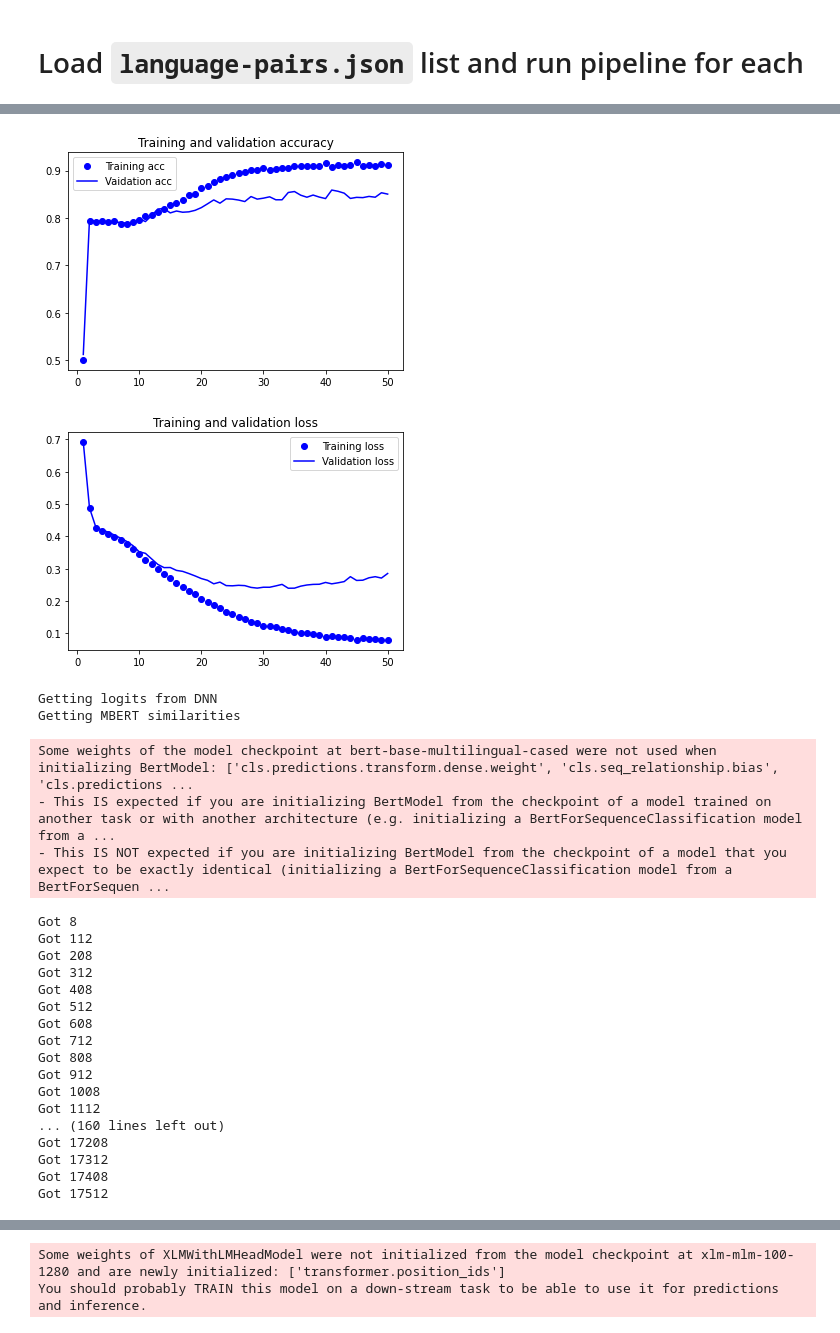
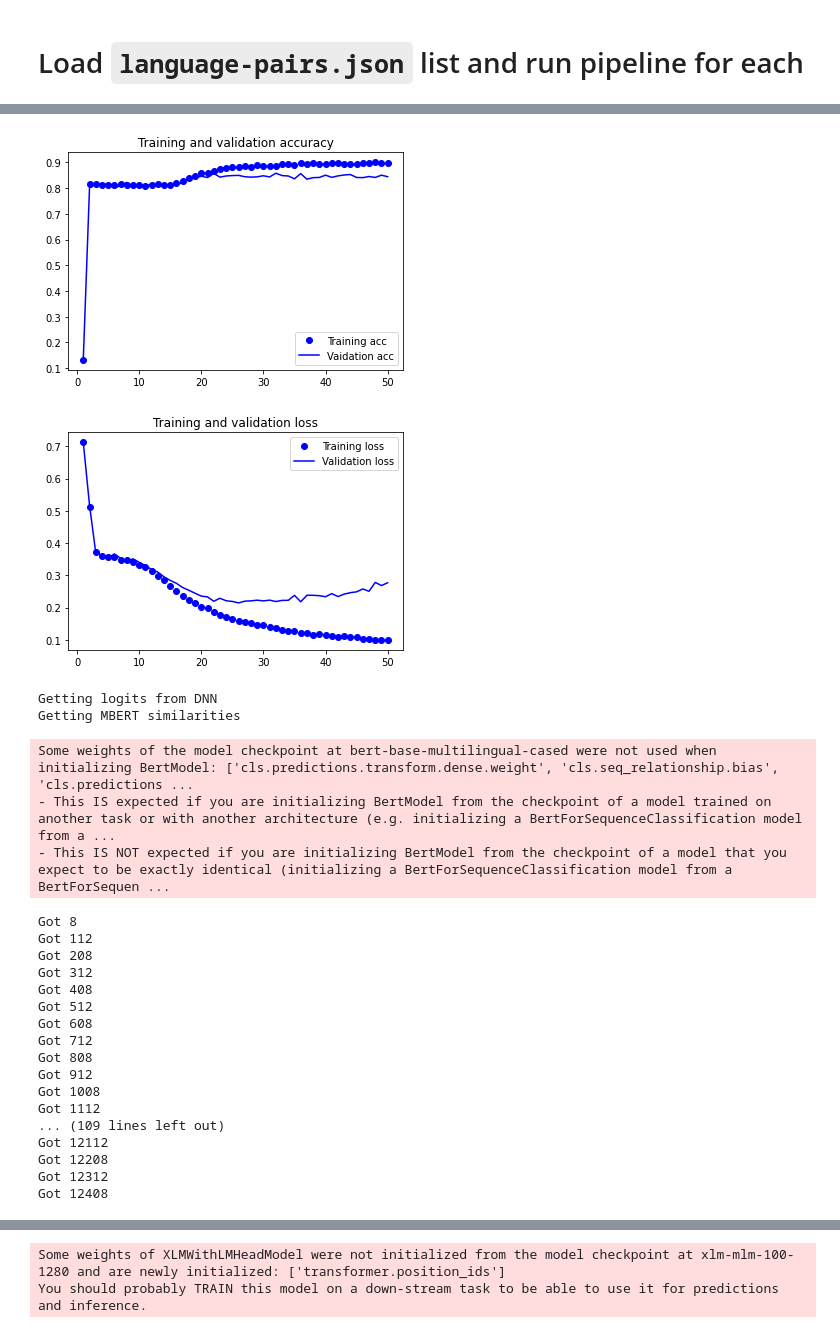
Before and after one commit to csu-signal/loan-word-detection, a Jupyter notebook: TorchClassifier_Panphon_features/get-logits-cos_sims.ipynb, the cells around one changed output, grey strips where cells are left out. Saved outputs shown, nothing was run; the diff lists cells and outputs as text; code cells hidden in the pictures.

```diff
--- a/TorchClassifier_Panphon_features/get-logits-cos_sims.ipynb
+++ b/TorchClassifier_Panphon_features/get-logits-cos_sims.ipynb
@@ -361,9 +361,11 @@ for pair in pairs:
 
     # get and pad PanPhon features for alldata split
     get_panphon_features(train_alldata, test_alldata)
-    train_alldata_maxlen = (np.max(train_alldata['features_loan'].str.len()),\
-                               np.max(train_alldata['features_orig'].str.len()))
-    pad_panphon_features(train_alldata, test_alldata, train_alldata_maxlen)
+    alldata_maxlen = (max(np.max(train_alldata['features_loan'].str.len()),\
+                          np.max(test_alldata['features_loan'].str.len())),\
+                      max(np.max(train_alldata['features_orig'].str.len()),\
+                          np.max(test_alldata['features_orig'].str.len())))
+    pad_panphon_features(train_alldata, test_alldata, alldata_maxlen)
 
     # add target labels
     Y_train, Y_test = add_target_labels(train_alldata, test_alldata)
@@ -392,10 +394,10 @@ for pair in pairs:
 
     # get and pad PanPhon features for realdist and balanced splits
     get_panphon_features(train_realdist,test_realdist)
-    pad_panphon_features(train_realdist,test_realdist,train_alldata_maxlen)
+    pad_panphon_features(train_realdist,test_realdist,alldata_maxlen)
 
     get_panphon_features(train_balanced,test_balanced)
-    pad_panphon_features(train_balanced,test_balanced,train_alldata_maxlen)
+    pad_panphon_features(train_balanced,test_balanced,alldata_maxlen)
 
     # create data to get logits for
     X_train_alldata = torch.tensor(np.hstack([np.array([x for x in train_alldata['features_loan']]),\
@@ -539,5 +541,5 @@ epoch 4900
-[figure, old version]
+[figure, new version]
-[figure, old version]
+[figure, new version]
 Getting logits from DNN
 Getting MBERT similarities
 Some weights of the model checkpoint at bert-base-multilingual-cased were not used when initializing BertModel: ['cls.predictions.transform.dense.weight', 'cls.seq_relationship.bias', 'cls.predictions ...
@@ -555,11 +557,11 @@ Got 808
 Got 912
 Got 1008
 Got 1112
-... (160 lines left out)
-Got 17208
-Got 17312
-Got 17408
-Got 17512
+... (109 lines left out)
+Got 12112
+Got 12208
+Got 12312
+Got 12408
 Some weights of the model checkpoint at bert-base-multilingual-cased were not used when initializing BertModel: ['cls.predictions.transform.dense.weight', 'cls.seq_relationship.bias', 'cls.predictions ...
 - This IS expected if you are initializing BertModel from the checkpoint of a model trained on another task or with another architecture (e.g. initializing a BertForSequenceClassification model from a ...
 - This IS NOT expected if you are initializing BertModel from the checkpoint of a model that you expect to be exactly identical (initializing a BertForSequenceClassification model from a BertForSequen ...
```
Also changed, not shown: parts of 1 cell of this notebook.
